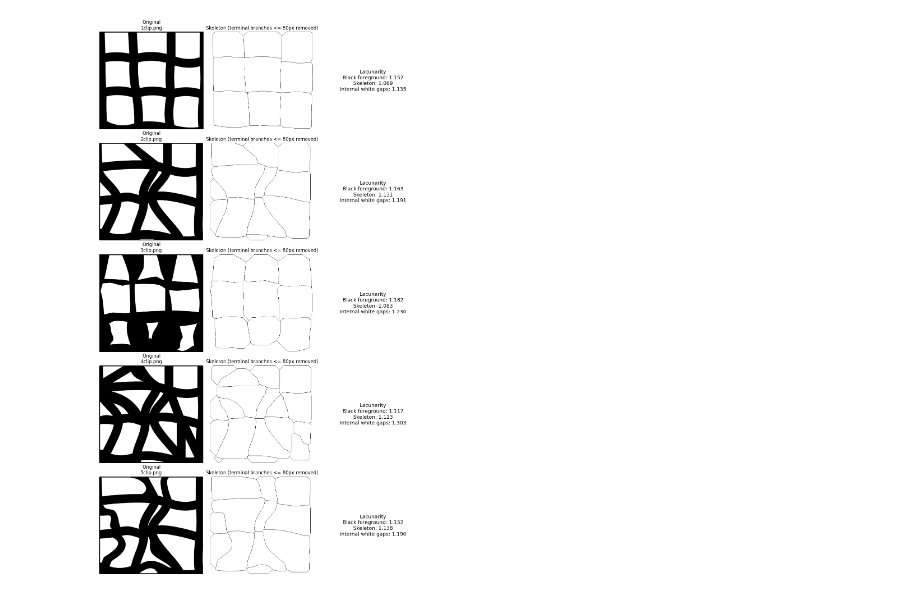
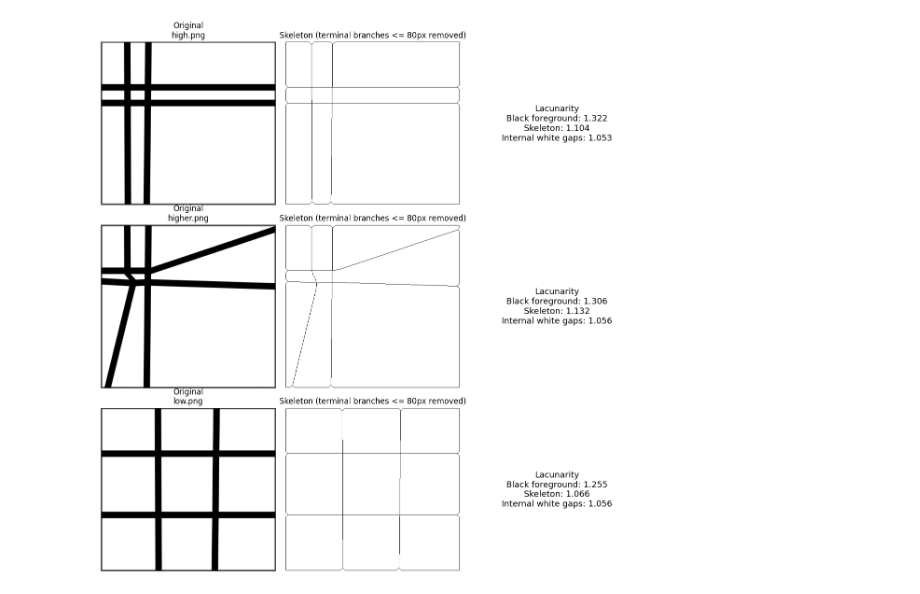
Before and after one commit to isobelth/vascumap, a Jupyter notebook: just_analysis/illustrating_parameters.ipynb, the cells around one changed output. Drawn from its saved outputs; the diff is of its cells as text; code cells hidden in the pictures.

```diff
--- a/just_analysis/illustrating_parameters.ipynb
+++ b/just_analysis/illustrating_parameters.ipynb
@@ -228,7 +203,7 @@ def internal_gap_mask(binary_foreground: np.ndarray) -> np.ndarray:
             enclosed[labels == lab] = False
     return enclosed
 
-lacunarity_folder = Path(r"C:\Users\taylorhearn\Dropbox\Diagrams\Affinity_pics\Illustrating_Vascumap_Params\lacunarity\clip")
+lacunarity_folder = Path(r"C:\Users\taylorhearn\Dropbox\Diagrams\Affinity_pics\Illustrating_Vascumap_Params\lacunarity\basic")
 lacunarity_files = sorted(lacunarity_folder.glob("*.png"))
 
 if not lacunarity_files:
@@ -274,31 +249,31 @@ for row, file_path in enumerate(lacunarity_files):
 
     axes[row, 0].imshow(gray, cmap="gray", vmin=0, vmax=255)
     axes[row, 0].set_title(f"Original\n{file_path.name}")
     axes[row, 0].axis("off")
 
     axes[row, 1].imshow(util.invert(skeleton_pruned), cmap="gray")
     axes[row, 1].set_title(f"Skeleton (terminal branches <= {branch_len_px}px removed)")
     axes[row, 1].axis("off")
 
     axes[row, 2].text(
         0.5,
         0.5,
         (
         f"Lacunarity\n"
         f"Black foreground: {lac_full_text}\n"
         f"Skeleton: {lac_skel_text}\n"
         f"Internal white gaps: {lac_gaps_text}"
         ),
         ha="center",
         va="center",
         fontsize=13,
     )
     axes[row, 2].set_xlim(0, 1)
     axes[row, 2].set_ylim(0, 1)
     axes[row, 2].axis("off")
 
 plt.tight_layout()
 plt.savefig("lacunarity.pdf")
 plt.show()
 # %% [output]
-[figure, old version]
+[figure, new version]
```
Also changed, not shown: parts of 3 cells of this notebook, 1 other file.
